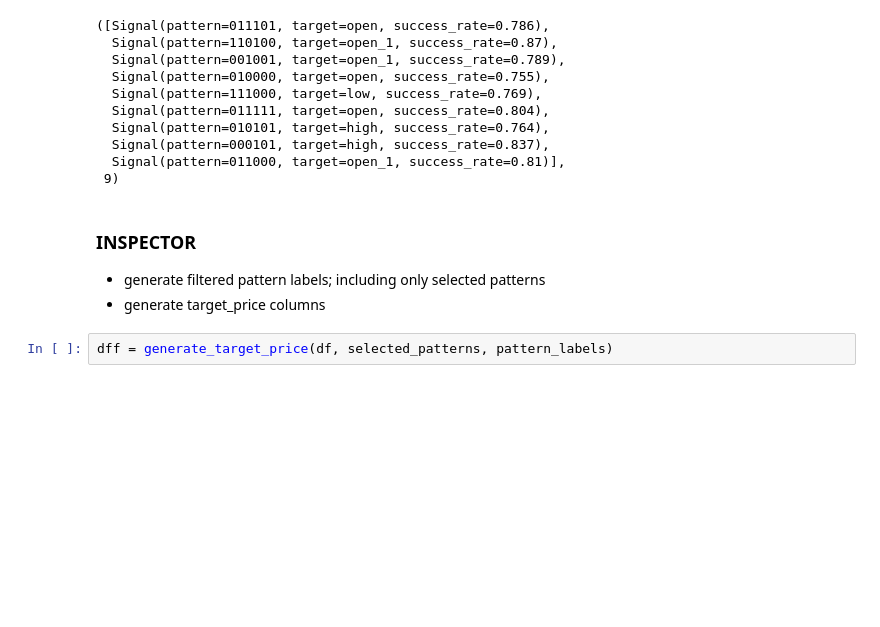
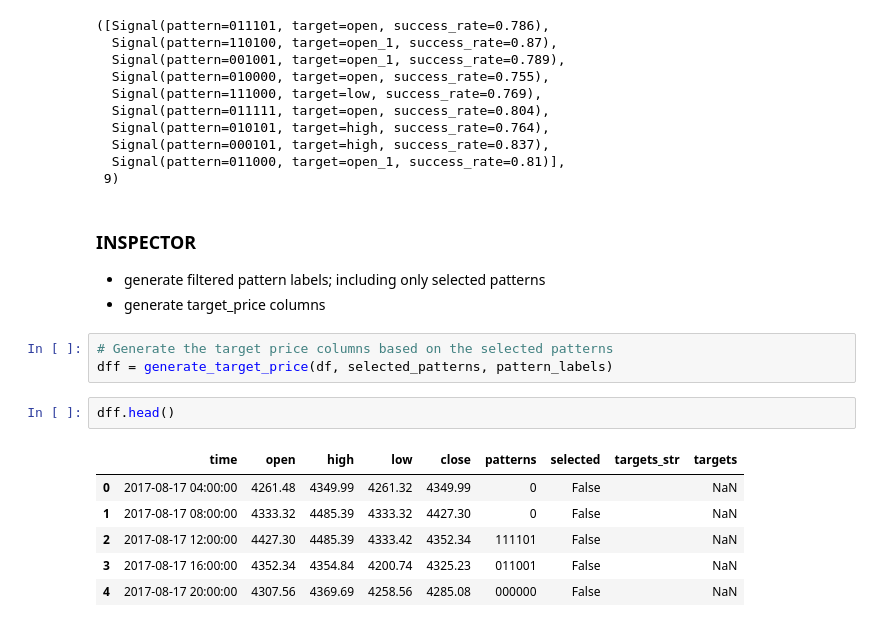
Before and after one commit to jerryinyang/candlesticks, a Jupyter notebook: notebooks/note.ipynb, the cells around one changed output. Cells and saved outputs as stored; diff of their text form; blank space fills up the shorter version.

```diff
--- a/notebooks/note.ipynb
+++ b/notebooks/note.ipynb
@@ -342,5 +342,15 @@ selected_patterns, len(selected_patterns)
 ### INSPECTOR
 - generate filtered pattern labels; including only selected patterns
 - generate target_price columns
-# %%
-dff = generate_target_price(df, selected_patterns, pattern_labels)
+# %%
+# Generate the target price columns based on the selected patterns
+dff = generate_target_price(df, selected_patterns, pattern_labels)
+# %%
+dff.head()
+# %% [output]
+|  | time | open | high | low | close | patterns | selected | targets_str | targets |
+| 0 | 2017-08-17 04:00:00 | 4261.48 | 4349.99 | 4261.32 | 4349.99 | 0 | False |  | NaN |
+| 1 | 2017-08-17 08:00:00 | 4333.32 | 4485.39 | 4333.32 | 4427.30 | 0 | False |  | NaN |
+| 2 | 2017-08-17 12:00:00 | 4427.30 | 4485.39 | 4333.42 | 4352.34 | 111101 | False |  | NaN |
+| 3 | 2017-08-17 16:00:00 | 4352.34 | 4354.84 | 4200.74 | 4325.23 | 011001 | False |  | NaN |
+| 4 | 2017-08-17 20:00:00 | 4307.56 | 4369.69 | 4258.56 | 4285.08 | 000000 | False |  | NaN |
```
Also changed, not shown: parts of 2 cells of this notebook, 5 other files.
